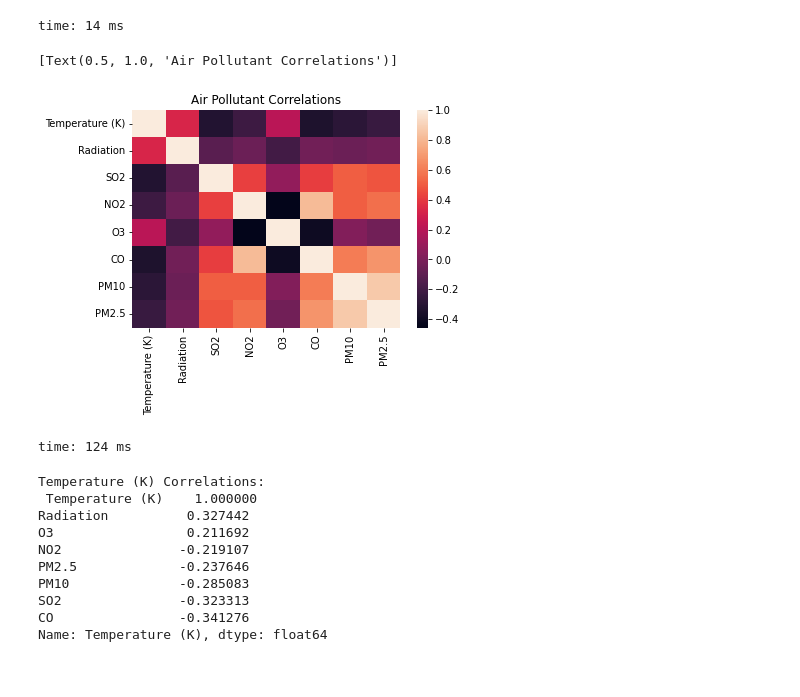
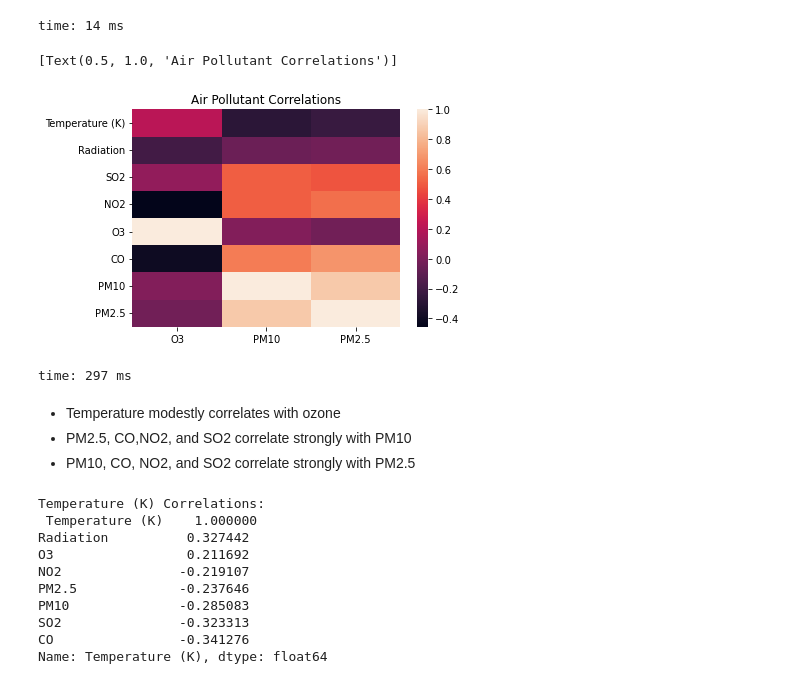
Before and after one commit to jgib124/Air-Quality-Warning-System, a Jupyter notebook: jupyter/exploratory_da.ipynb, the cells around one changed output. Saved outputs shown, nothing was run; the diff lists cells and outputs as text; code cells hidden in the pictures.

Commit message:
Tweaked graph configs

```diff
--- a/jupyter/exploratory_da.ipynb
+++ b/jupyter/exploratory_da.ipynb
@@ -206,11 +206,15 @@ corrs
 | PM2.5 | -0.237646 | -0.032402 | 0.479769 | 0.559960 | -0.032469 | 0.678054 | 0.864130 | 1.000000 |
 time: 14 ms
 # %%
-sns.heatmap(corrs).set(title='Air Pollutant Correlations')
+sns.heatmap(corrs[['O3', 'PM10', 'PM2.5']]).set(title='Air Pollutant Correlations')
 # %% [output]
 [Text(0.5, 1.0, 'Air Pollutant Correlations')]
-[figure, old version]
+[figure, new version]
-time: 124 ms
+time: 297 ms
+# %% [markdown]
+- Temperature modestly correlates with ozone
+- PM2.5, CO,NO2, and SO2 correlate strongly with PM10
+- PM10, CO, NO2, and SO2 correlate strongly with PM2.5
 # %%
 for item in components:
     print(f"\n{item} Correlations:\n", corrs[item].sort_values(ascending=False))
```
Also changed, not shown: parts of 15 cells of this notebook.
